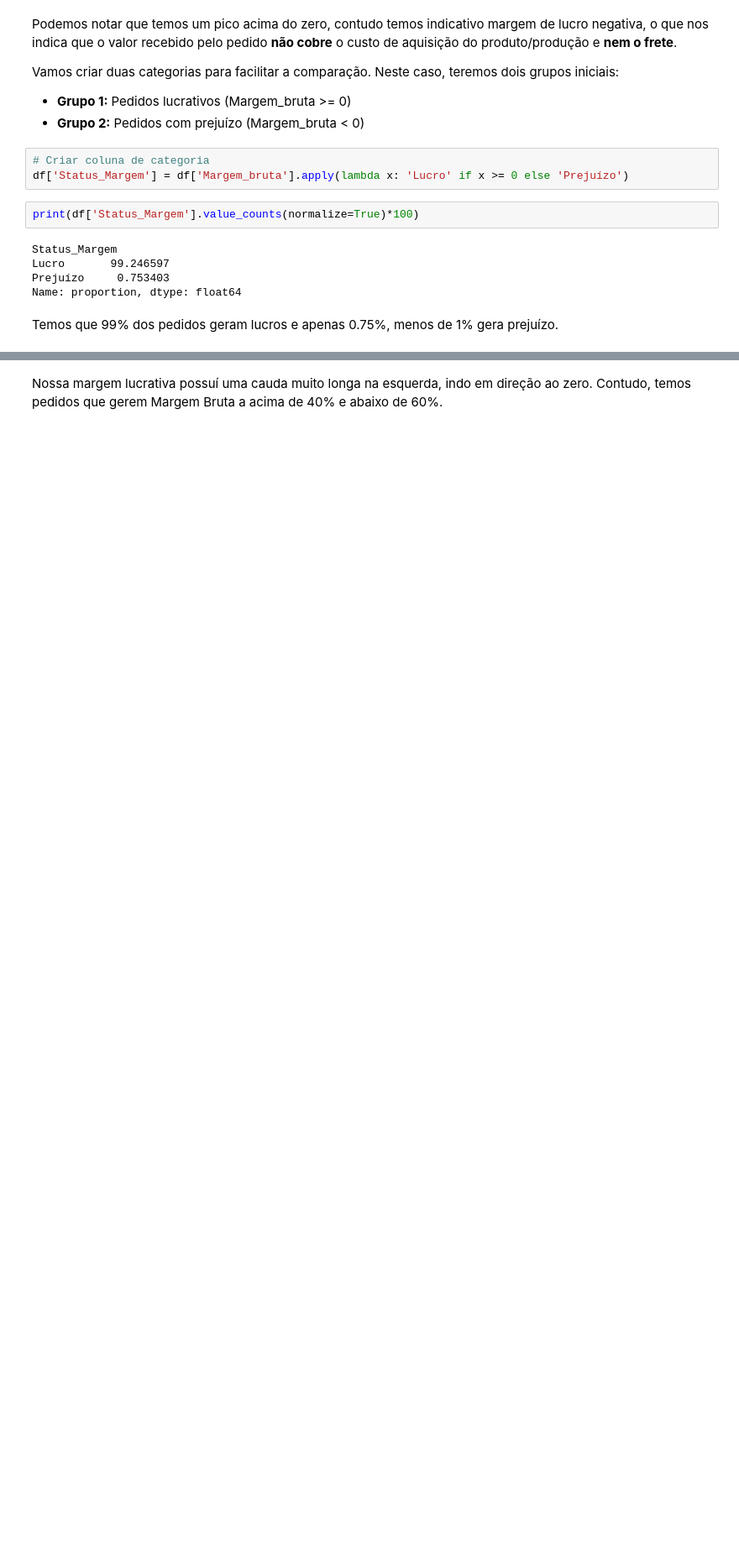
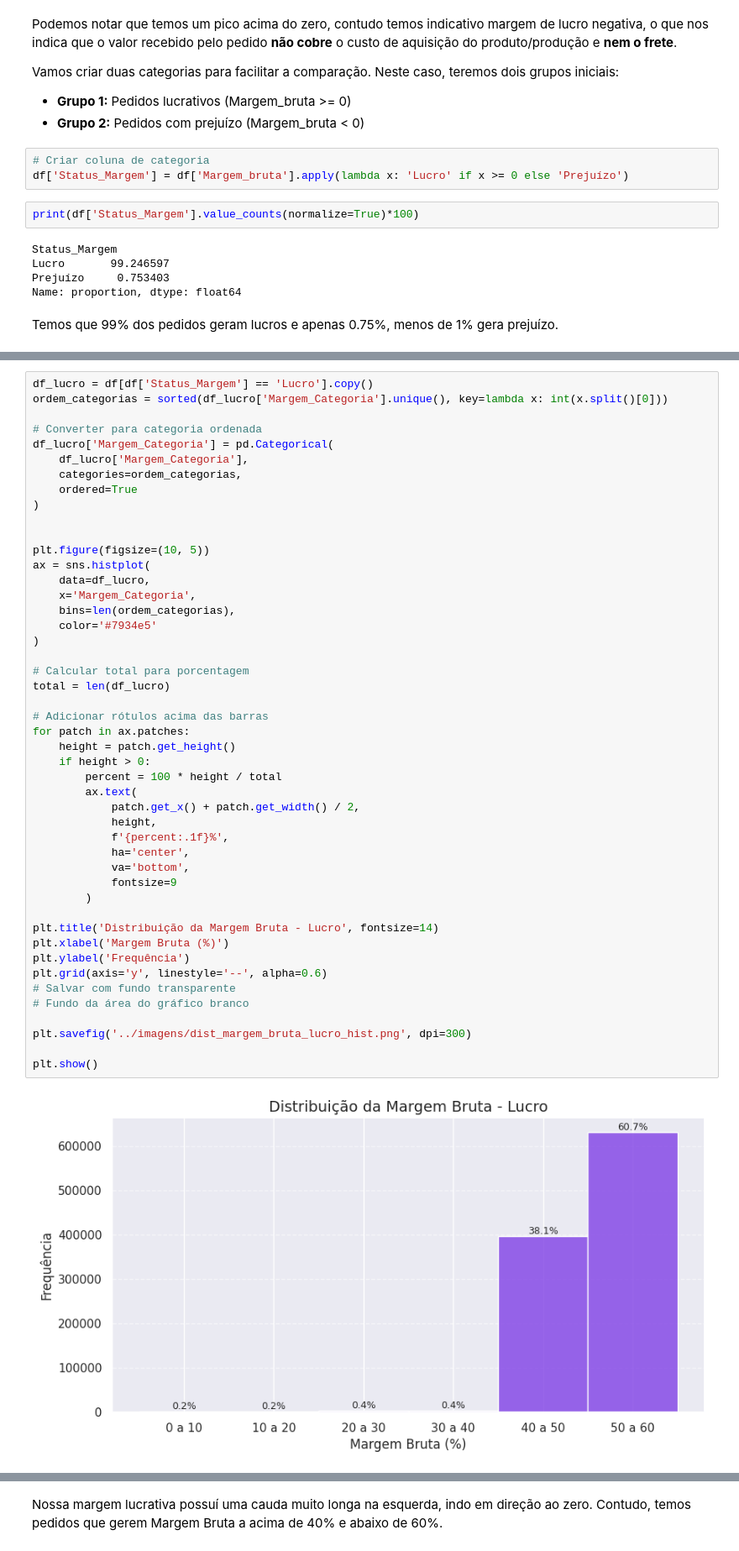
Before and after one commit to mh-pedro/freight-cost-optimizer, a Jupyter notebook: notebooks/analise_fretes.ipynb, the cells around one changed output, grey strips where cells are left out. Shown at 84% size. Saved outputs shown, nothing was run; the diff lists cells and outputs as text; blank space fills up the shorter version.

```diff
--- a/notebooks/analise_fretes.ipynb
+++ b/notebooks/analise_fretes.ipynb
@@ -354,0 +359,49 @@ plt.show()
+# %%
+df_lucro = df[df['Status_Margem'] == 'Lucro'].copy()
+ordem_categorias = sorted(df_lucro['Margem_Categoria'].unique(), key=lambda x: int(x.split()[0]))
+
+# Converter para categoria ordenada
+df_lucro['Margem_Categoria'] = pd.Categorical(
+    df_lucro['Margem_Categoria'],
+    categories=ordem_categorias,
+    ordered=True
+)
+
+
+plt.figure(figsize=(10, 5))
+ax = sns.histplot(
+    data=df_lucro,
+    x='Margem_Categoria',
+    bins=len(ordem_categorias),
+    color='#7934e5'
+)
+
+# Calcular total para porcentagem
+total = len(df_lucro)
+
+# Adicionar rótulos acima das barras
+for patch in ax.patches:
+    height = patch.get_height()
+    if height > 0:
+        percent = 100 * height / total
+        ax.text(
+            patch.get_x() + patch.get_width() / 2,
+            height,
+            f'{percent:.1f}%',
+            ha='center',
+            va='bottom',
+            fontsize=9
+        )
+
+plt.title('Distribuição da Margem Bruta - Lucro', fontsize=14)
+plt.xlabel('Margem Bruta (%)')
+plt.ylabel('Frequência')
+plt.grid(axis='y', linestyle='--', alpha=0.6)
+# Salvar com fundo transparente
+# Fundo da área do gráfico branco
+
+plt.savefig('../imagens/dist_margem_bruta_lucro_hist.png', dpi=300)
+
+plt.show()
+# %% [output]
+[figure, added]
```
Also changed, not shown: parts of 39 cells of this notebook, 25 other files.
